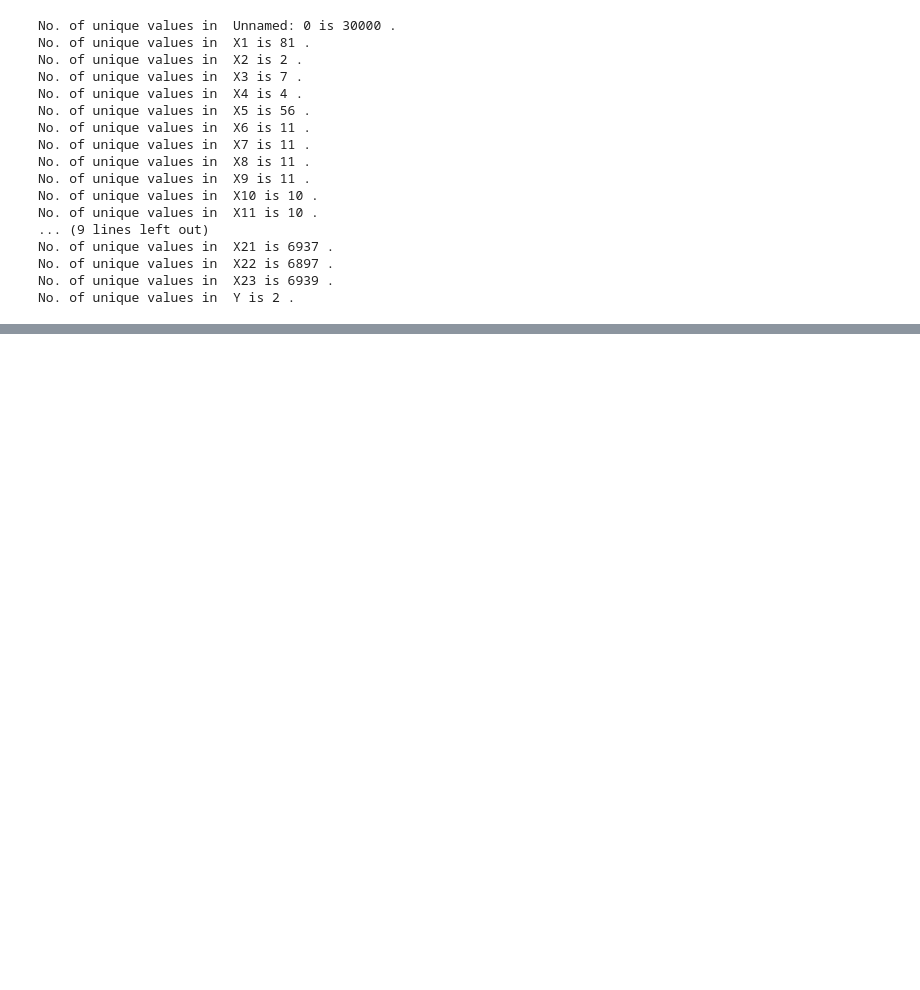
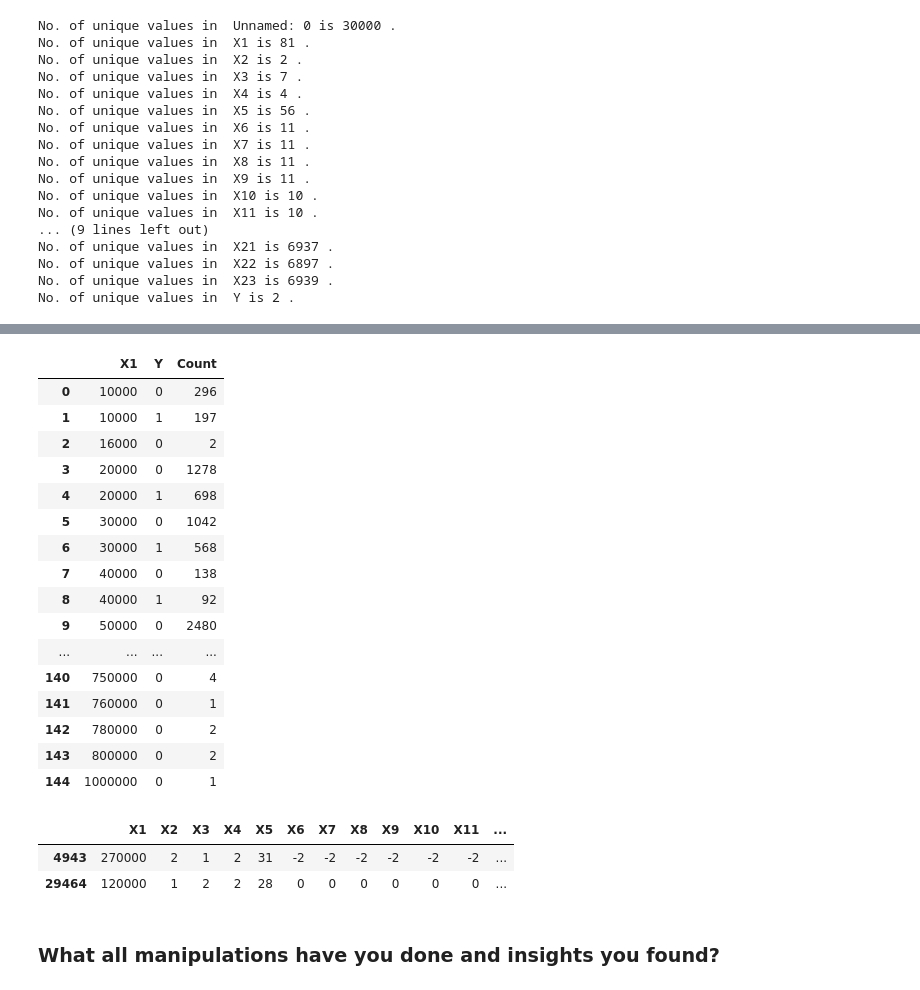
Before and after one commit to David-Kumawat/Credit-Card-Default-Prediction-Classification, a Jupyter notebook: Credit_Card_Fraud_Detection.ipynb, the cells around one changed output, grey strips where cells are left out. Saved outputs shown, nothing was run; the diff lists cells and outputs as text; code cells hidden in the pictures; blank space fills up the shorter version.

```diff
--- a/Credit_Card_Fraud_Detection.ipynb
+++ b/Credit_Card_Fraud_Detection.ipynb
@@ -224,0 +252,22 @@ No. of unique values in  Y is 2 .
+# %%
+# Default data by Credit Limit Wise
+pd.set_option("display.max_rows", None)
+pd.DataFrame(df.groupby('X1')['Y'].value_counts().reset_index(name="Count"))
+# %% [output]
+|  | X1 | Y | Count |
+| 0 | 10000 | 0 | 296 |
+| 1 | 10000 | 1 | 197 |
+| 2 | 16000 | 0 | 2 |
+| 3 | 20000 | 0 | 1278 |
+| 4 | 20000 | 1 | 698 |
+| 5 | 30000 | 0 | 1042 |
+| 6 | 30000 | 1 | 568 |
+| 7 | 40000 | 0 | 138 |
+| 8 | 40000 | 1 | 92 |
+| 9 | 50000 | 0 | 2480 |
+| ... | ... | ... | ... |
+| 140 | 750000 | 0 | 4 |
+| 141 | 760000 | 0 | 1 |
+| 142 | 780000 | 0 | 2 |
+| 143 | 800000 | 0 | 2 |
+| 144 | 1000000 | 0 | 1 |
@@ -224,0 +278,10 @@ No. of unique values in  Y is 2 .
+# %%
+# Checking dataframe after removing the ID column
+
+df.sample(2)
+# %% [output]
+|  | X1 | X2 | X3 | X4 | X5 | X6 | X7 | X8 | X9 | X10 | X11 | ... |
+| 4943 | 270000 | 2 | 1 | 2 | 31 | -2 | -2 | -2 | -2 | -2 | -2 | ... |
+| 29464 | 120000 | 1 | 2 | 2 | 28 | 0 | 0 | 0 | 0 | 0 | 0 | ... |
+# %% [markdown]
+### What all manipulations have you done and insights you found?
```
Also changed, not shown: parts of 18 cells of this notebook.
